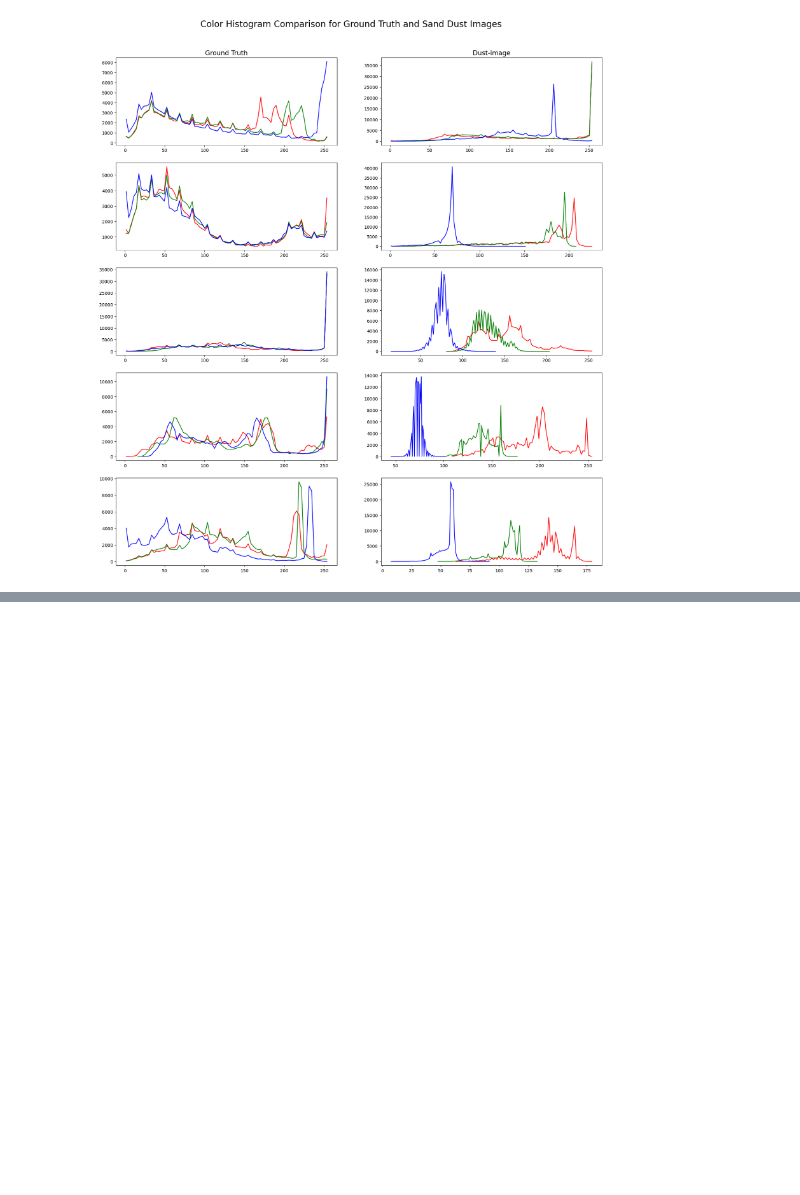
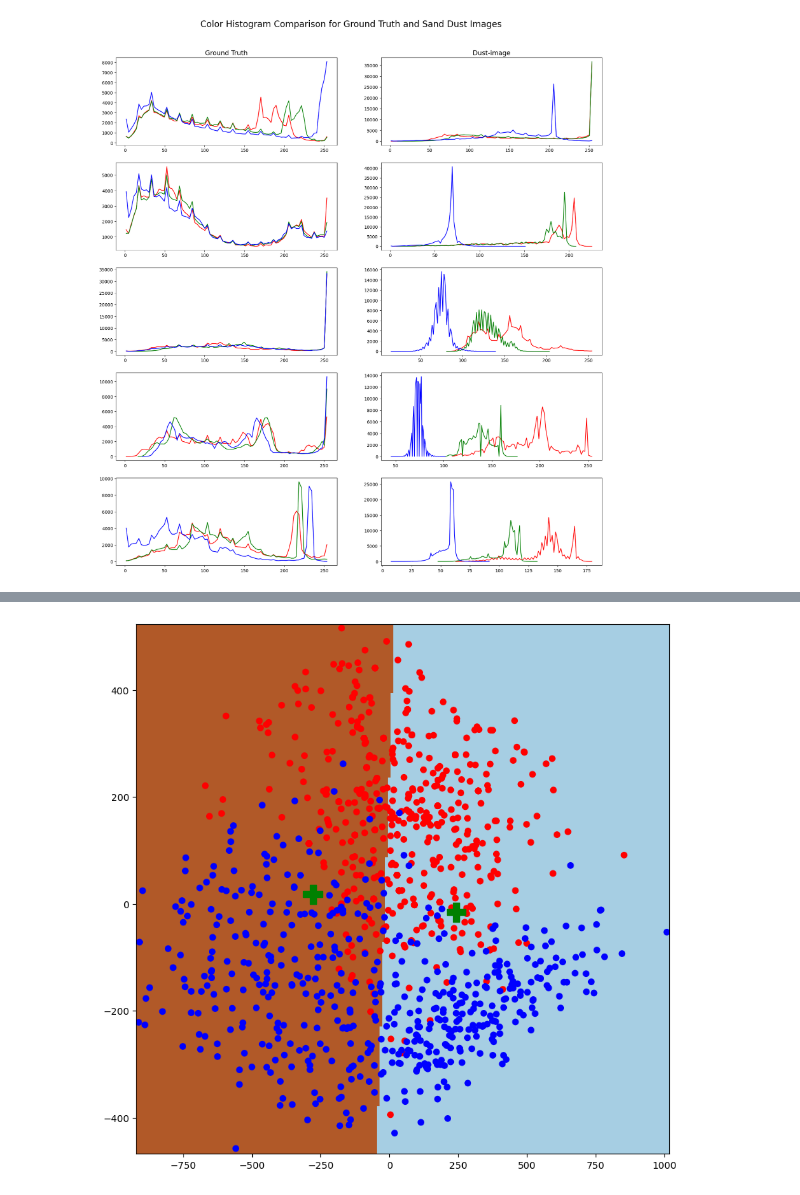
Before and after one commit to superleesa/final_year_project, a Jupyter notebook: Final_Year_Project_Data_Analysis.ipynb, the cells around one changed output, grey strips where cells are left out. Cells and saved outputs as stored; diff of their text form; code cells hidden in the pictures; blank space fills up the shorter version.

Commit message:
added clustering analysis; still need to add explanations and legends

```diff
--- a/Final_Year_Project_Data_Analysis.ipynb
+++ b/Final_Year_Project_Data_Analysis.ipynb
@@ -284,0 +296,8 @@ Each row corresponds to a randomly selected image. The left and right columns re
+# %%
+gt_arrays = np.array(gt_arrays)
+dust_arrays = np.array(dust_arrays)
+
+gt_rows = gt_arrays.reshape((gt_arrays.shape[0], -1))
+dust_rows = dust_arrays.reshape((gt_arrays.shape[0], -1))
+features = np.concatenate((gt_rows, dust_rows), axis=0)
+labels = [0 for _ in range(500)] + [1 for _ in range(500)]
@@ -284,0 +308,6 @@ Each row corresponds to a randomly selected image. The left and right columns re
+# %%
+ss = StandardScaler()
+standardized_features = ss.fit_transform(features)
+
+pca = PCA(n_components=2)
+pca_reduced_features = pca.fit_transform(standardized_features)
@@ -285,4 +318,3 @@ Each row corresponds to a randomly selected image. The left and right columns re
 # %%
-# kmeans = KMeans(n_clusters=5, n_init=5)
-# StandardScalar()
-# kmeans.fit()
+kmeans = KMeans(n_clusters=2, n_init=10)
+kmeans.fit(pca_reduced_features)
@@ -288,0 +333,21 @@ Each row corresponds to a randomly selected image. The left and right columns re
+# %%
+def plot_kmeans_visualization(kmeans_, pca_reduced_features, labels):
+    fig = plt.figure(figsize=(10, 10))
+
+    # creating a mesh
+    x_min, x_max = pca_reduced_features[:, 0].min() - 10, pca_reduced_features[:, 0].max() + 10
+    y_min, y_max = pca_reduced_features[:, 1].min() - 10, pca_reduced_features[:, 1].max() + 10
+    xx, yy = np.meshgrid(np.arange(x_min, x_max, 10), np.arange(y_min, y_max, 10))
+    z = kmeans_.predict(np.c_[xx.ravel(), yy.ravel()])
+    z = z.reshape(xx.shape)
+
+    ax = fig.add_subplot(1, 1, 1)
+    ax.imshow(z, interpolation="nearest",
+        extent=(xx.min(), xx.max(), yy.min(), yy.max()),aspect="auto",cmap=plt.cm.Paired,
+    origin="lower",)
+
+    ax.scatter(x=pca_reduced_features[:, 0], y=pca_reduced_features[:, 1], color=["red" if label== 0 else "blue" for label in labels])
+
+    ax.scatter(x=kmeans_.cluster_centers_[:,0].flatten(), y=kmeans_.cluster_centers_[:,1].flatten(), marker="P", sizes=[400, 400], color="green")
+
+    plt.show()
@@ -288,0 +364,4 @@ Each row corresponds to a randomly selected image. The left and right columns re
+# %%
+plot_kmeans_visualization(kmeans, pca_reduced_features, labels)
+# %% [output]
+[figure, added]
```
Also changed, not shown: parts of 21 cells of this notebook.
